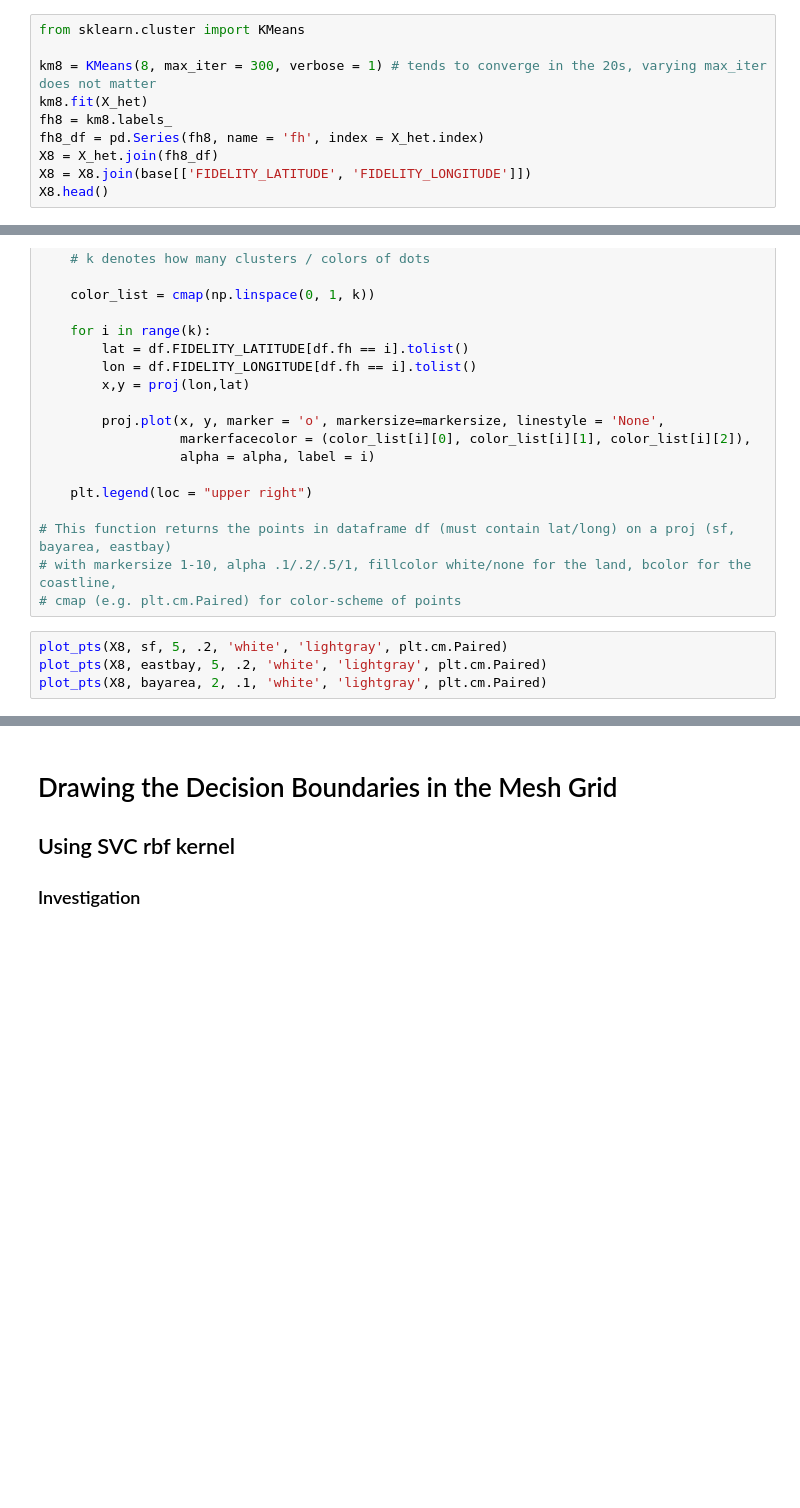
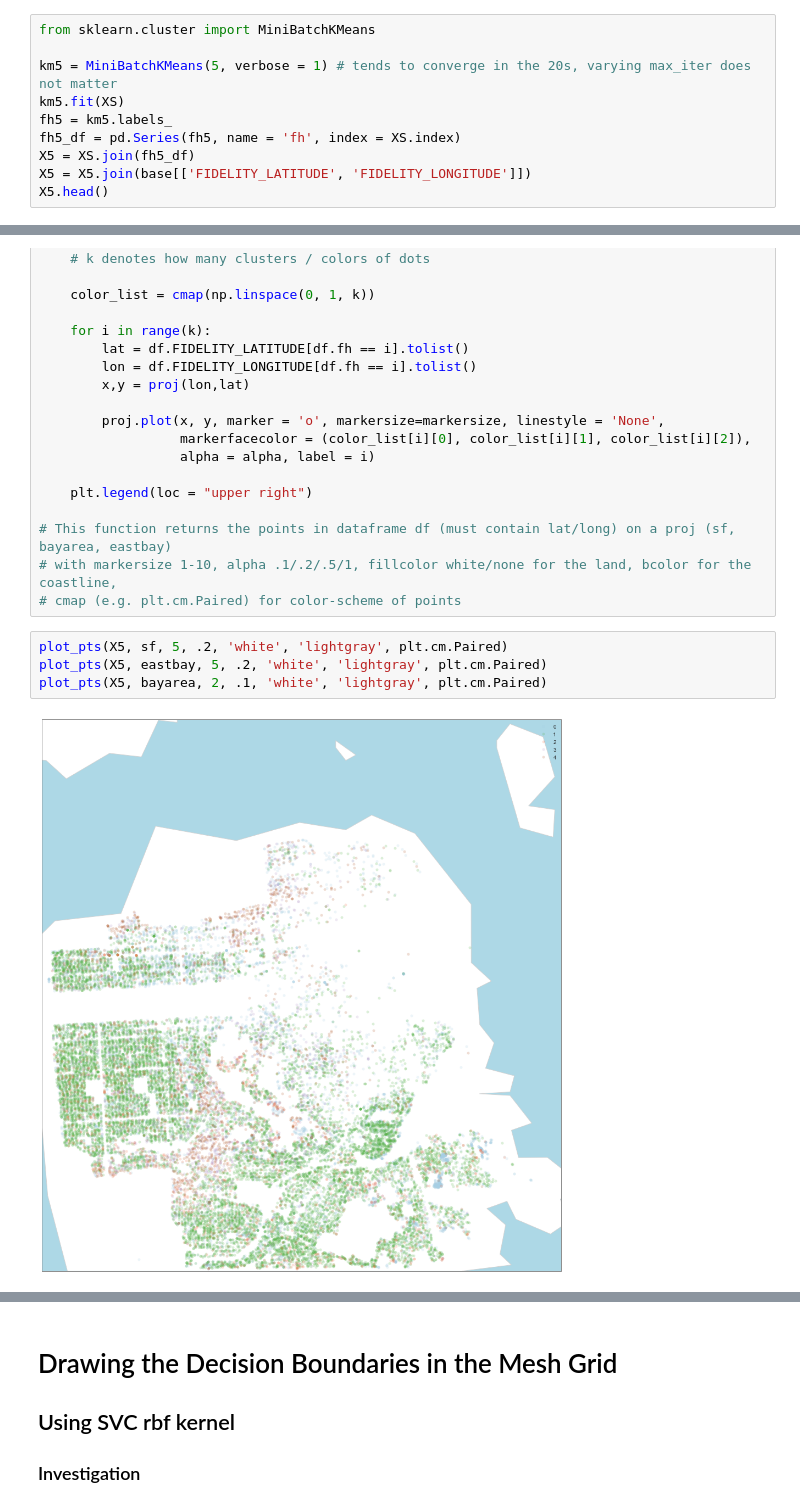
Before and after one commit to selwyth/featurehoods, a Jupyter notebook: 04-enrich.ipynb, the cells around one changed output, grey strips where cells are left out. Saved outputs shown, nothing was run; the diff lists cells and outputs as text; blank space fills up the shorter version.

```diff
--- a/04-enrich.ipynb
+++ b/04-enrich.ipynb
@@ -168,12 +213,12 @@ results_df[1:10].plot()
 ### Fitting KMeans
 Starting with 8 (instead of a high number) for visualization purposes
 # %%
-from sklearn.cluster import KMeans
+from sklearn.cluster import MiniBatchKMeans
 
-km8 = KMeans(8, max_iter = 300, verbose = 1) # tends to converge in the 20s, varying max_iter does not matter
-km8.fit(X_het)
-fh8 = km8.labels_
-fh8_df = pd.Series(fh8, name = 'fh', index = X_het.index)
-X8 = X_het.join(fh8_df)
-X8 = X8.join(base[['FIDELITY_LATITUDE', 'FIDELITY_LONGITUDE']])
-X8.head()
+km5 = MiniBatchKMeans(5, verbose = 1) # tends to converge in the 20s, varying max_iter does not matter
+km5.fit(XS)
+fh5 = km5.labels_
+fh5_df = pd.Series(fh5, name = 'fh', index = XS.index)
+X5 = XS.join(fh5_df)
+X5 = X5.join(base[['FIDELITY_LATITUDE', 'FIDELITY_LONGITUDE']])
+X5.head()
@@ -231,6 +302,8 @@ def plot_pts(df, proj, markersize, alpha, fillcolor, bcolor, cmap):
 # with markersize 1-10, alpha .1/.2/.5/1, fillcolor white/none for the land, bcolor for the coastline,
 # cmap (e.g. plt.cm.Paired) for color-scheme of points
 # %%
-plot_pts(X8, sf, 5, .2, 'white', 'lightgray', plt.cm.Paired)
-plot_pts(X8, eastbay, 5, .2, 'white', 'lightgray', plt.cm.Paired)
-plot_pts(X8, bayarea, 2, .1, 'white', 'lightgray', plt.cm.Paired)
+plot_pts(X5, sf, 5, .2, 'white', 'lightgray', plt.cm.Paired)
+plot_pts(X5, eastbay, 5, .2, 'white', 'lightgray', plt.cm.Paired)
+plot_pts(X5, bayarea, 2, .1, 'white', 'lightgray', plt.cm.Paired)
+# %% [output]
+[figure, added]
```
Also changed, not shown: parts of 13 cells of this notebook.
